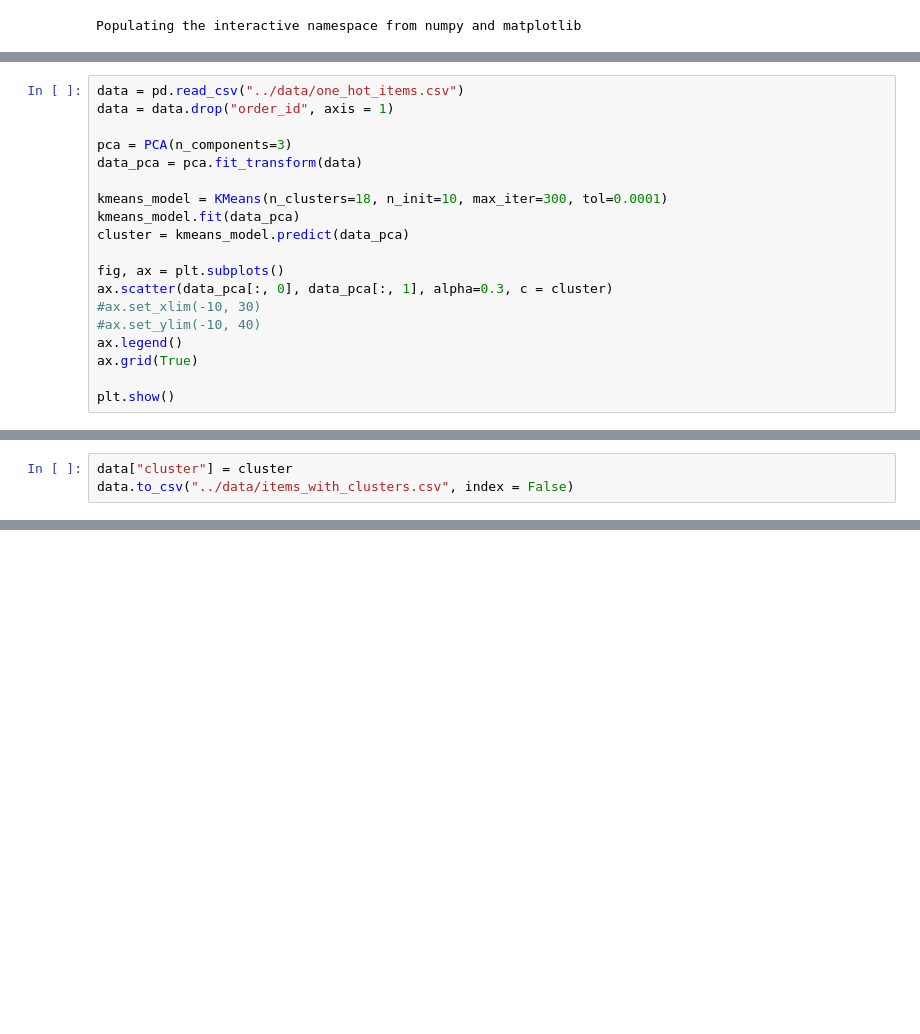
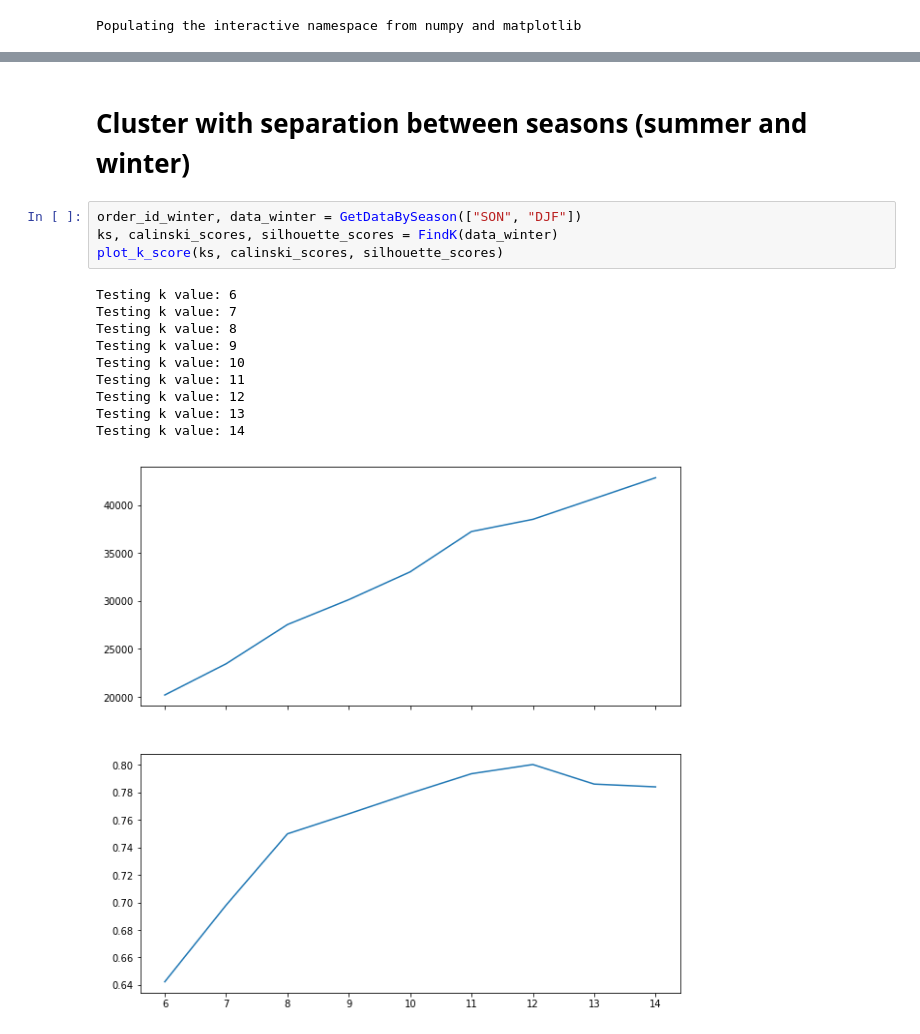
Before and after one commit to zipjet/bi-churn-analysis, a Jupyter notebook: py/Items Clustering.ipynb, the cells around one changed output, grey strips where cells are left out. Saved outputs shown, nothing was run; the diff lists cells and outputs as text; blank space fills up the shorter version.

Commit message:
add item clustering and punctuality calculation

```diff
--- a/py/Items Clustering.ipynb
+++ b/py/Items Clustering.ipynb
@@ -46,19 +16,0 @@ KeyboardInterrupt:
-# %%
-data = pd.read_csv("../data/one_hot_items.csv")
-data = data.drop("order_id", axis = 1)
-
-pca = PCA(n_components=3)
-data_pca = pca.fit_transform(data)
-
-kmeans_model = KMeans(n_clusters=18, n_init=10, max_iter=300, tol=0.0001)
-kmeans_model.fit(data_pca)
-cluster = kmeans_model.predict(data_pca)
-
-fig, ax = plt.subplots()
-ax.scatter(data_pca[:, 0], data_pca[:, 1], alpha=0.3, c = cluster)
-#ax.set_xlim(-10, 30)
-#ax.set_ylim(-10, 40)
-ax.legend()
-ax.grid(True)
-
-plt.show()
@@ -67,3 +16,0 @@ plt.show()
-# %%
-data["cluster"] = cluster
-data.to_csv("../data/items_with_clusters.csv", index = False)
@@ -69,0 +86,17 @@ data.to_csv("../data/items_with_clusters.csv", index = False)
+# %% [markdown]
+# Cluster with separation between seasons (summer and winter)
+# %%
+order_id_winter, data_winter = GetDataBySeason(["SON", "DJF"])
+ks, calinski_scores, silhouette_scores = FindK(data_winter)
+plot_k_score(ks, calinski_scores, silhouette_scores)
+# %% [output]
+Testing k value: 6
+Testing k value: 7
+Testing k value: 8
+Testing k value: 9
+Testing k value: 10
+Testing k value: 11
+Testing k value: 12
+Testing k value: 13
+Testing k value: 14
+[figure, added]
```
Also changed, not shown: parts of 9 cells of this notebook, 5 other files.
